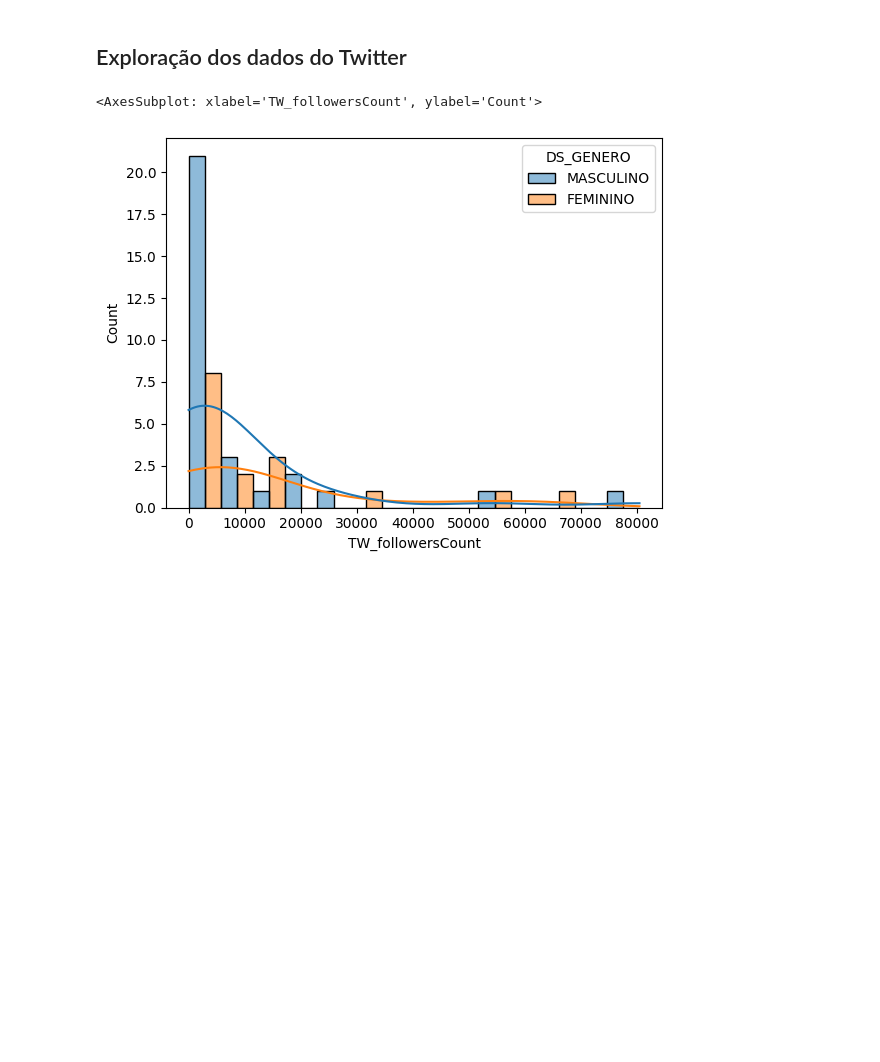
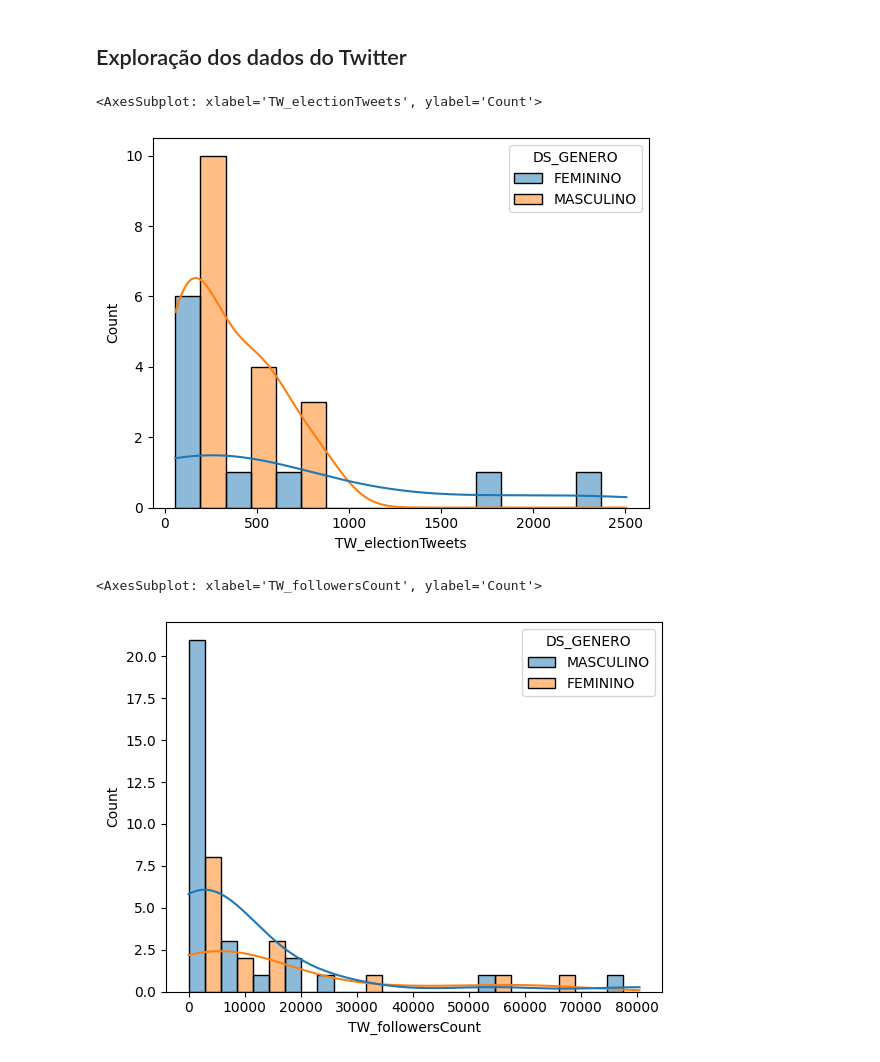
Before and after one commit to thiago-paim/projeto-tera, a Jupyter notebook: candidates.ipynb, the cells around one changed output. Drawn from its saved outputs; the diff is of its cells as text; code cells hidden in the pictures; blank space fills up the shorter version.

Commit message:
adiciona grafico de contagem de tweets

```diff
--- a/candidates.ipynb
+++ b/candidates.ipynb
@@ -488,5 +504,16 @@ See the caveats in the documentation: https://pandas.pydata.org/pandas-docs/stab
 # %% [markdown]
 ## Exploração dos dados do Twitter
+# %%
+sns.histplot(
+    data=twitter_df.loc[twitter_df['TW_electionTweets'] > 50],
+    x='TW_electionTweets',
+    hue='DS_GENERO',
+    multiple='dodge',
+    kde=True,
+)
+# %% [output]
+<AxesSubplot: xlabel='TW_electionTweets', ylabel='Count'>
+[figure, added]
 # %%
 sns.histplot(
     data=twitter_df.loc[twitter_df['TW_followersCount'] < 100000],
```
Also changed, not shown: parts of 2 cells of this notebook.
